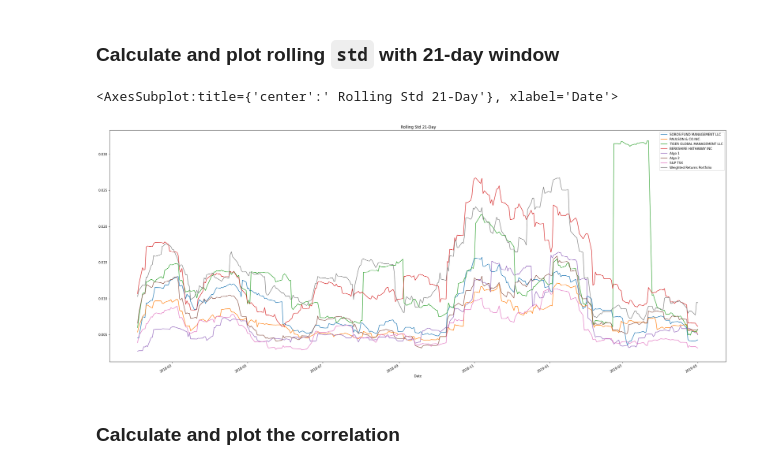
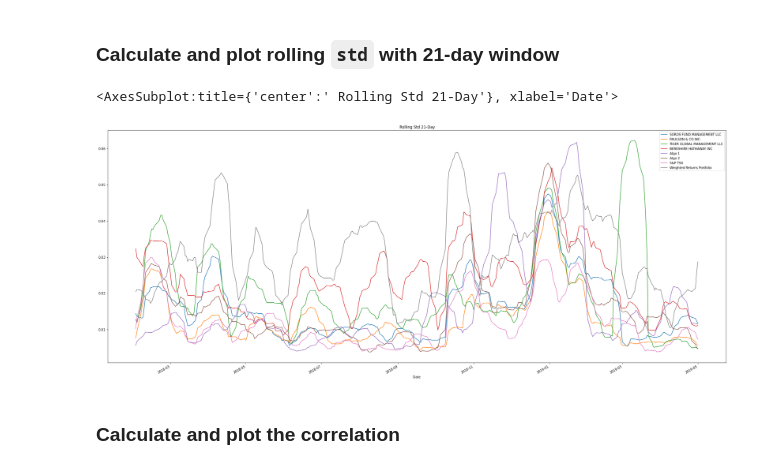
Before and after one commit to Jude-Y/Python-Pandas, a Jupyter notebook: whale_analysis.ipynb, the cells around one changed output. Drawn from its saved outputs; the diff is of its cells as text; code cells hidden in the pictures.

```diff
--- a/whale_analysis.ipynb
+++ b/whale_analysis.ipynb
@@ -541,0 +550,8 @@ joined_returns_df = pd.concat(
+# %%
+# Calculate cumulative returns of both combined portfolios
+
+cumulative_returns_portfolio = (1 + joined_returns_df).cumprod()
+
+# Plot cumulative returns
+
+cumulative_returns_portfolio.plot(figsize = (20,10), title = "Cumulative Returns of combined portfolio")
@@ -562,14 +622,14 @@ annualized_std_df = joined_returns_df * np.sqrt(252); annualized_std_df.head(7)
 # %%
 # Calculate rolling standard deviation
 
-rolling_std_21d = joined_returns_df.rolling(window = 21).std()
+rolling_std_21d = cumulative_returns_portfolio.rolling(window = 21).std().dropna().copy()
 
 # Plot rolling standard deviation
 
 rolling_std_21d.plot(figsize = (35,15), title = " Rolling Std 21-Day")
 # %% [output]
 <AxesSubplot:title={'center':' Rolling Std 21-Day'}, xlabel='Date'>
-[figure, old version]
+[figure, new version]
 # %% [markdown]
 ### Calculate and plot the correlation
 # %%
```
Also changed, not shown: parts of 13 cells of this notebook.
